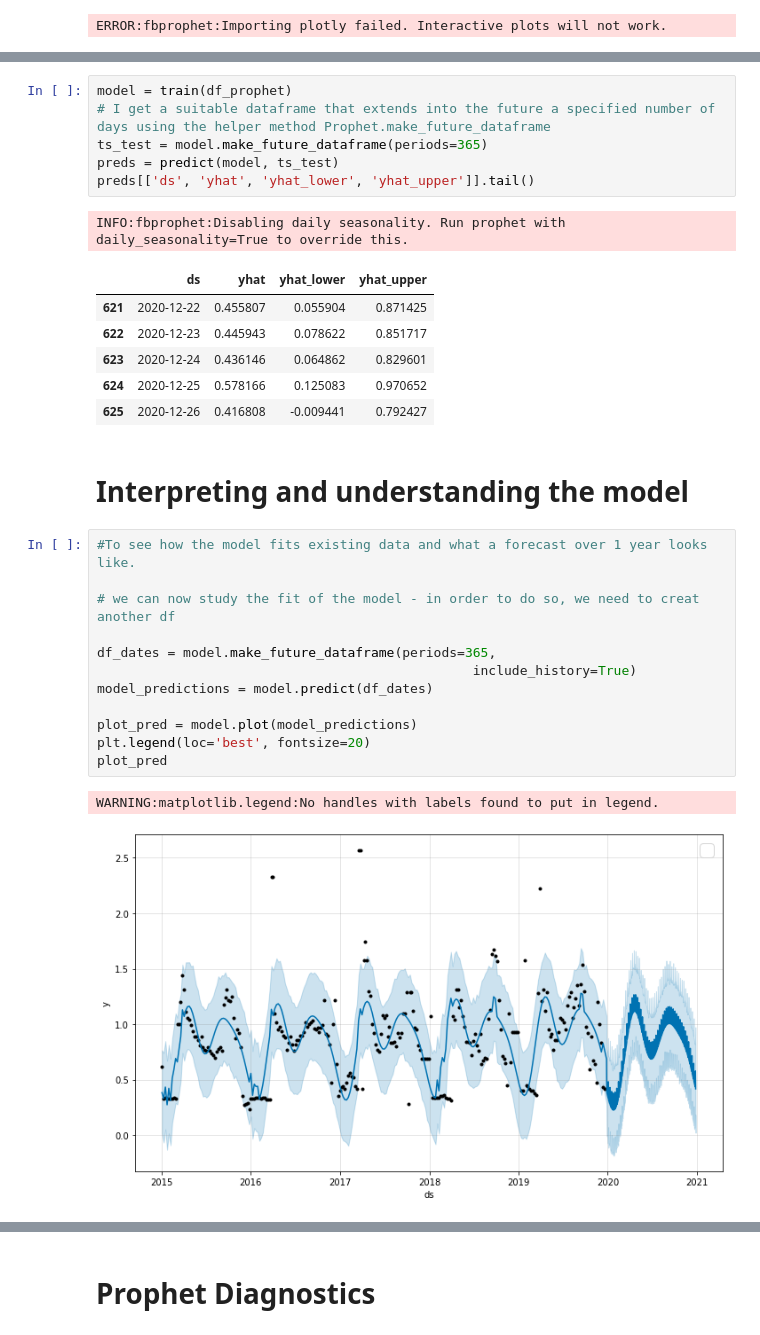
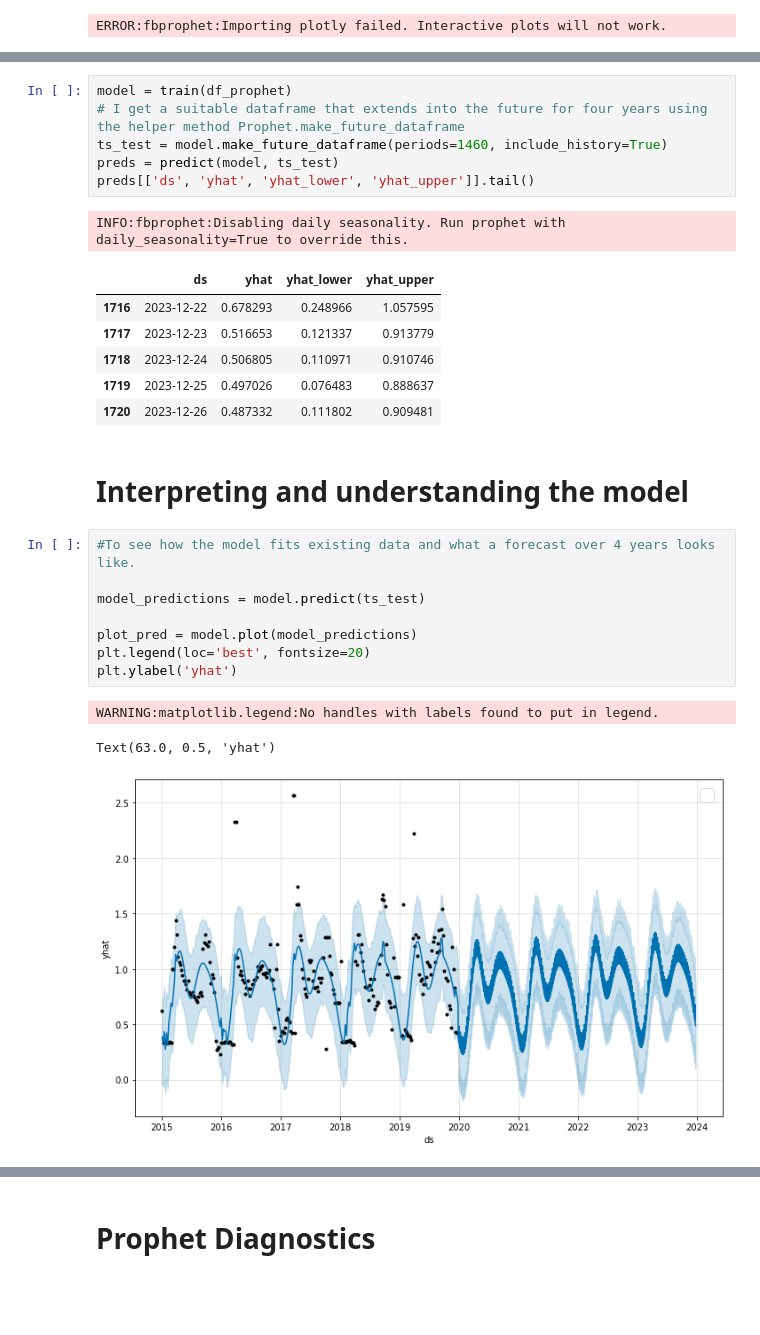
Before and after one commit to pola255/tomato-price, a Jupyter notebook: Prophet/Tomato price Prophet.ipynb, the cells around one changed output, grey strips where cells are left out. Drawn from its saved outputs; the diff is of its cells as text; blank space fills up the shorter version.

Commit message:
Prophet updated

```diff
--- a/Prophet/Tomato price Prophet.ipynb
+++ b/Prophet/Tomato price Prophet.ipynb
@@ -66,32 +62,29 @@ def predict(model, ts_test):
     return preds
 # %%
 model = train(df_prophet)
-# I get a suitable dataframe that extends into the future a specified number of days using the helper method Prophet.make_future_dataframe
-ts_test = model.make_future_dataframe(periods=365)
+# I get a suitable dataframe that extends into the future for four years using the helper method Prophet.make_future_dataframe
+ts_test = model.make_future_dataframe(periods=1460, include_history=True)
 preds = predict(model, ts_test)
 preds[['ds', 'yhat', 'yhat_lower', 'yhat_upper']].tail()
 # %% [output]
 INFO:fbprophet:Disabling daily seasonality. Run prophet with daily_seasonality=True to override this.
 |  | ds | yhat | yhat_lower | yhat_upper |
-| 621 | 2020-12-22 | 0.455807 | 0.055904 | 0.871425 |
-| 622 | 2020-12-23 | 0.445943 | 0.078622 | 0.851717 |
-| 623 | 2020-12-24 | 0.436146 | 0.064862 | 0.829601 |
-| 624 | 2020-12-25 | 0.578166 | 0.125083 | 0.970652 |
-| 625 | 2020-12-26 | 0.416808 | -0.009441 | 0.792427 |
+| 1716 | 2023-12-22 | 0.678293 | 0.248966 | 1.057595 |
+| 1717 | 2023-12-23 | 0.516653 | 0.121337 | 0.913779 |
+| 1718 | 2023-12-24 | 0.506805 | 0.110971 | 0.910746 |
+| 1719 | 2023-12-25 | 0.497026 | 0.076483 | 0.888637 |
+| 1720 | 2023-12-26 | 0.487332 | 0.111802 | 0.909481 |
 # %% [markdown]
 # Interpreting and understanding the model
 # %%
-#To see how the model fits existing data and what a forecast over 1 year looks like.
+#To see how the model fits existing data and what a forecast over 4 years looks like.
 
-# we can now study the fit of the model - in order to do so, we need to creat another df
-
-df_dates = model.make_future_dataframe(periods=365,
-                                                include_history=True)
-model_predictions = model.predict(df_dates)
+model_predictions = model.predict(ts_test)
 
 plot_pred = model.plot(model_predictions)
 plt.legend(loc='best', fontsize=20)
-plot_pred
+plt.ylabel('yhat')
 # %% [output]
 WARNING:matplotlib.legend:No handles with labels found to put in legend.
+Text(63.0, 0.5, 'yhat')
-[figure, old version]
+[figure, new version]
```
Also changed, not shown: parts of 22 cells of this notebook, 2 other files.
